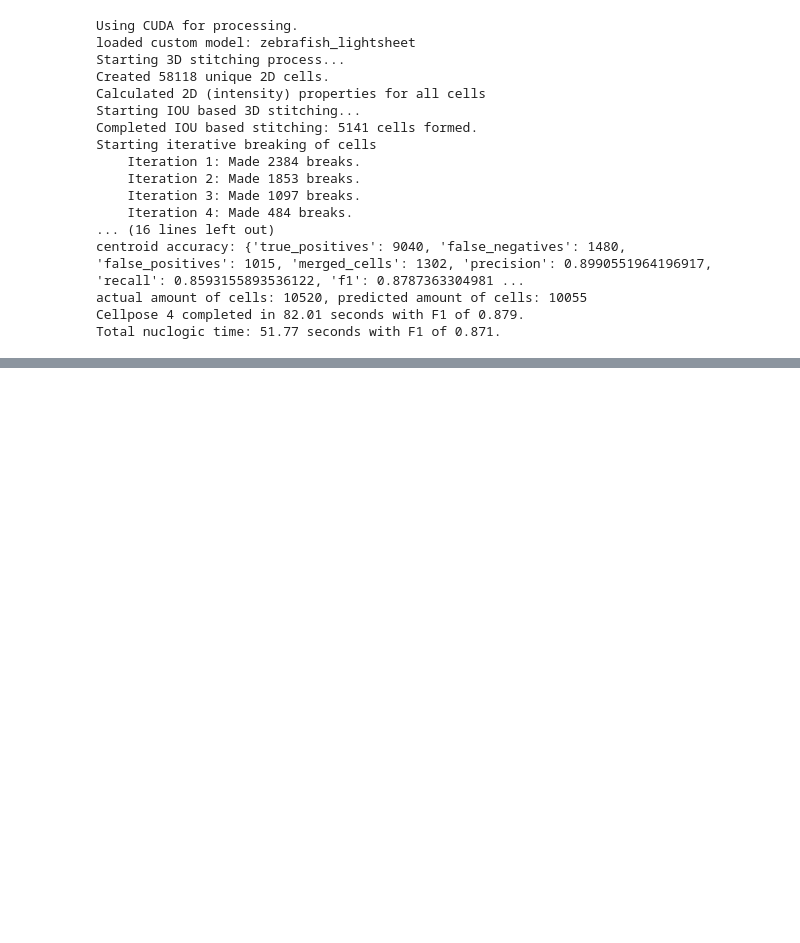
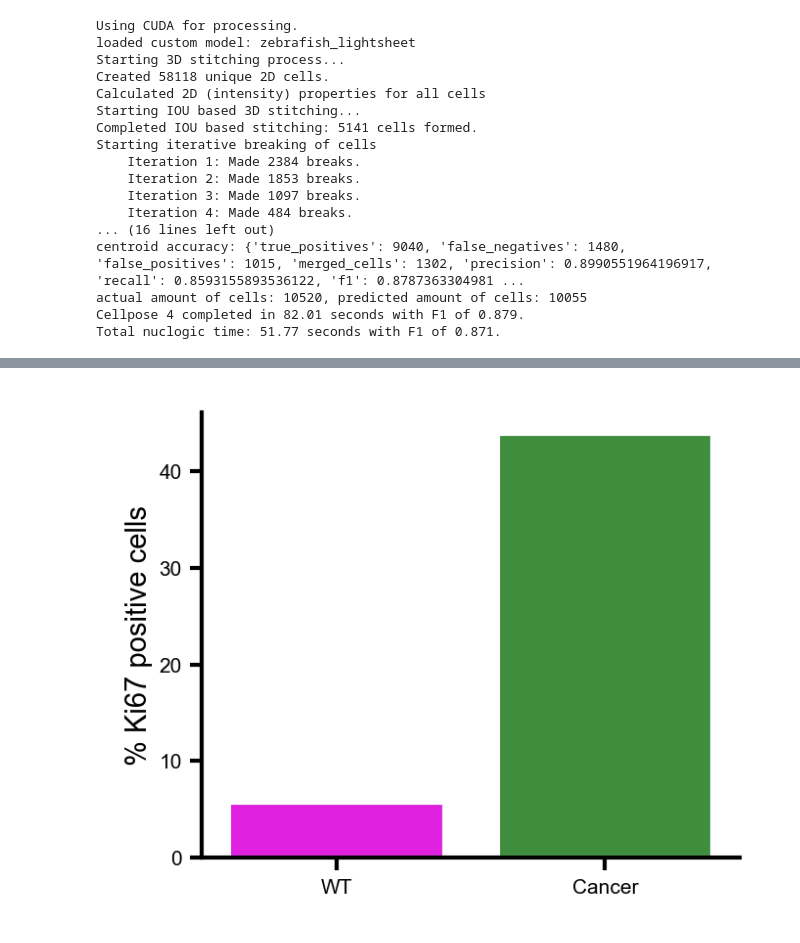
Before and after one commit to SuijkerbuijkLab/NucLogic, a Jupyter notebook: miscellaneous/paper_figures.ipynb, the cells around one changed output, grey strips where cells are left out. Cells and saved outputs as stored; diff of their text form; code cells hidden in the pictures; blank space fills up the shorter version.

```diff
--- a/miscellaneous/paper_figures.ipynb
+++ b/miscellaneous/paper_figures.ipynb
@@ -2666,0 +3773,92 @@ Cellpose 4 results after removing outside cells: {'true_positives': 6576, 'false
+# %%
+import os
+import numpy as np
+import pandas as pd
+import matplotlib.pyplot as plt
+import seaborn as sns
+
+output_directory = r"C:\Users\6331823\OneDrive - Universiteit Utrecht\PhD\Suijkerbuijk, S.J.E. (Saskia)'s files - Sebastian van Dijk\Manuscript van Dijk NucLogic\Figures"
+input_directory = r"C:\Users\6331823\Local SSD\NucLogic paper figure data\RB007_mix_suspension_ki67_F11"
+
+name = os.path.basename(input_directory)
+properties = pd.read_csv(os.path.join(input_directory, f"{name}_properties.tsv"), sep="\t")
+
+sns.set_theme(
+    style="white",
+    context="notebook",
+    font="Arial",
+    rc={
+        "font.family": "Arial",
+        "font.sans-serif": ["Arial"],
+        "font.size": 6,
+        "axes.titlesize": 7,
+        "axes.labelsize": 7,
+        "xtick.labelsize": 5,
+        "ytick.labelsize": 5,
+        "xtick.major.pad": 2,
+        "ytick.major.pad": 2,
+        "legend.fontsize": 5,
+        "legend.title_fontsize": 5,
+        "text.color":       "black",   # generic text (annotations, legend)
+        "axes.labelcolor":  "black",   # x/y axis labels
+        "axes.titlecolor":  "black",   # titles
+        "xtick.color":      "black",   # x tick MARKS + numbers
+        "ytick.color":      "black",   # y tick MARKS + numbers
+        "axes.edgecolor":   "black",   # spines (optional, if those look gray too)
+        "axes.labelpad": 1.5,  # space between axis and label
+        "lines.linewidth": 1,
+        "axes.linewidth": 1,
+        "xtick.major.width": 1,
+        "ytick.major.width": 1,
+        "axes.spines.top": False,
+        "axes.spines.right": False,
+    },
+)
+
+summary = properties.groupby("phenotype_crc_vs_wt").agg(
+    wt_cells =("phenotype_crc_vs_wt", lambda x: (x == "wt").sum()),
+    crc_cells=("phenotype_crc_vs_wt", lambda x: (x == "crc").sum()),
+    ki67_positive=("phenotype_ki67_vs_dapi", lambda x: (x == "ki67").sum()),
+    ki67_percentage=("phenotype_ki67_vs_dapi", lambda x: (x == "ki67").sum() / len(x) * 100)
+)
+
+pheno       = properties["phenotype_crc_vs_wt"].str.lower()
+interacting = properties["phenotype_similarity_ratio_touching_neighbour_5um"] < 1
+
+properties["interacting_wt"]      =  interacting & (pheno == "wt")
+properties["non_interacting_wt"]  = ~interacting & (pheno == "wt")
+properties["interacting_crc"]     =  interacting & (pheno == "crc")
+properties["non_interacting_crc"] = ~interacting & (pheno == "crc")
+
+summary_ki67 = properties.groupby("phenotype_ki67_vs_dapi").agg(
+    total_cells=("phenotype_ki67_vs_dapi", "count"),
+    wt_cells =("phenotype_crc_vs_wt", lambda x: (x == "wt").sum()),
+    crc_cells=("phenotype_crc_vs_wt", lambda x: (x == "crc").sum()),
+    interacting_wt      =("interacting_wt", "sum"),
+    non_interacting_wt  =("non_interacting_wt", "sum"),
+    interacting_crc     =("interacting_crc", "sum"),
+    non_interacting_crc =("non_interacting_crc", "sum"),
+).reset_index()
+
+summary_ki67["percent_interacting_wt"]  = summary_ki67["interacting_wt"]  / summary_ki67["wt_cells"]  * 100
+summary_ki67["percent_interacting_crc"] = summary_ki67["interacting_crc"] / summary_ki67["crc_cells"] * 100
+
+print(summary_ki67)
+
+fig, ax = plt.subplots(figsize=(60/25.4, 50/25.4), dpi=300)
+sns.barplot(
+    data=summary,
+    x="phenotype_crc_vs_wt",
+    y="ki67_percentage",
+    order=["wt", "crc"],
+    hue="phenotype_crc_vs_wt",
+    palette={"wt": "magenta", "crc": "#319b31"},
+    ax=ax
+)
+ax.tick_params(axis="both", which="major", bottom=True, left=True, size=3)
+ax.set_xticklabels(["WT", "Cancer"])
+ax.set_ylabel("% Ki67 positive cells")
+ax.set_xlabel("")
+plt.show()
+print(summary)
+# %% [output]
@@ -2666,0 +3876 @@ Cellpose 4 results after removing outside cells: {'true_positives': 6576, 'false
+[figure, added]
```
Also changed, not shown: parts of 27 cells of this notebook, 5 other files.
